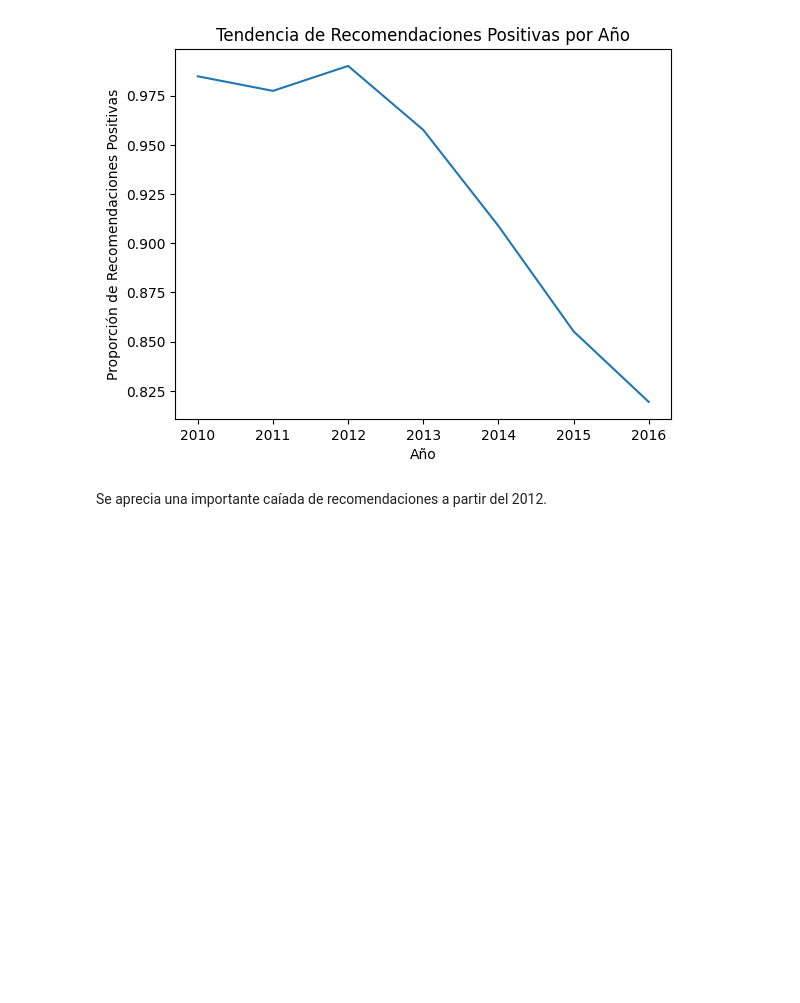
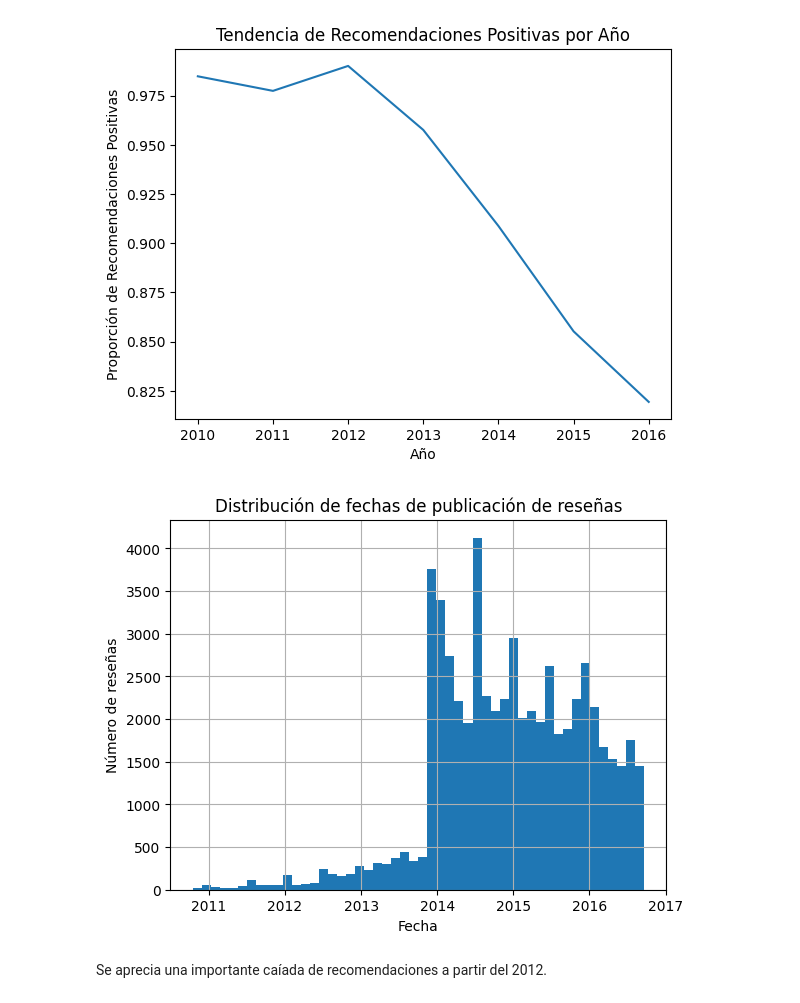
Before and after one commit to DataSciGina/VideoGameRecommender, a Jupyter notebook: EDA/EDA_user_reviews.ipynb, the cells around one changed output. Drawn from its saved outputs; the diff is of its cells as text; code cells hidden in the pictures; blank space fills up the shorter version.

```diff
--- a/EDA/EDA_user_reviews.ipynb
+++ b/EDA/EDA_user_reviews.ipynb
@@ -383,6 +383,15 @@ plt.ylabel('Proporción de Recomendaciones Positivas')
 plt.show()
 # %% [output]
 [figure]
+# %%
+# distribución de las fechas de publicación (posted)
+df['posted'].hist(bins=50)
+plt.title("Distribución de fechas de publicación de reseñas")
+plt.xlabel("Fecha")
+plt.ylabel("Número de reseñas")
+plt.show()
+# %% [output]
+[figure, added]
 # %% [markdown]
 Se aprecia una importante caíada de recomendaciones a partir del 2012.
 # %% [markdown]
```
Also changed, not shown: parts of 1 cell of this notebook, 2 other files.
